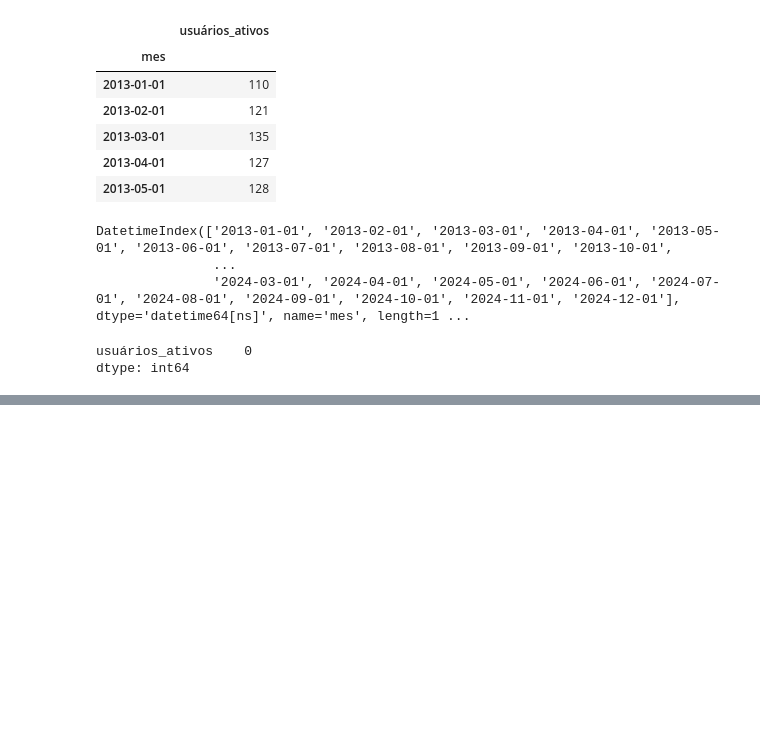
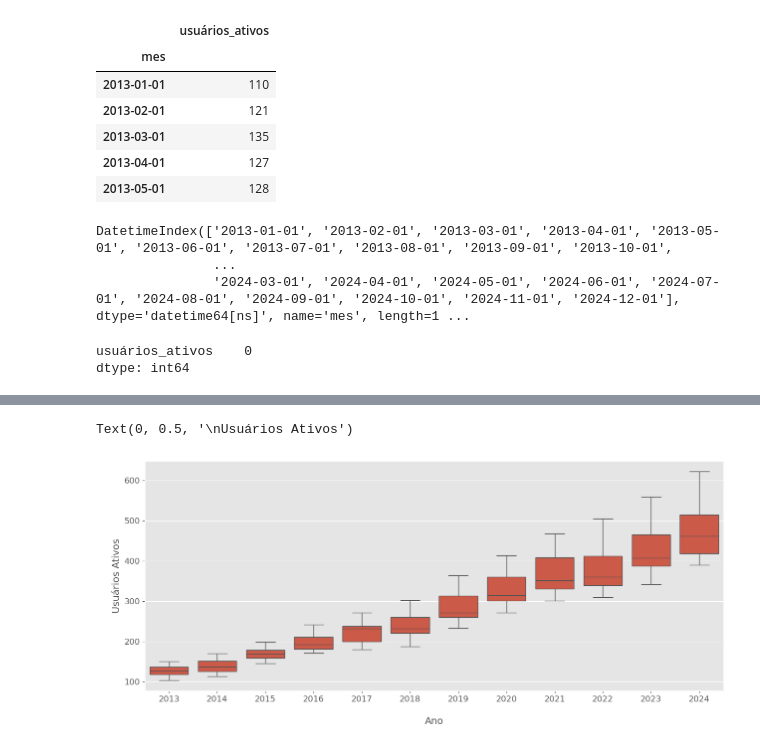
Before and after one commit to jrcomitre/Prever-Usuarios-Ativos-em-Web-Site, a Jupyter notebook: forecast_active_users.ipynb, the cells around one changed output, grey strips where cells are left out. Drawn from its saved outputs; the diff is of its cells as text; code cells hidden in the pictures; blank space fills up the shorter version.

```diff
--- a/forecast_active_users.ipynb
+++ b/forecast_active_users.ipynb
@@ -158,0 +185,16 @@ dtype: int64
+# %%
+# Define a área de plotagem para os subplots (Os boxplots)
+fig, ax = plt.subplots(figsize = (15,6))
+
+# Define as variáveis
+indice_ano = dados_serie.usuários_ativos.index.year
+valor = dados_serie.usuários_ativos
+
+# Cria um box plot para cada ano usando o Seaborn (Esta extraindo o ano (year) do índice da série)
+sns.boxplot(x=indice_ano, y = valor, ax= ax, data= dados_serie)
+
+plt.xlabel('\nAno')
+plt.ylabel('\nUsuários Ativos')
+# %% [output]
+Text(0, 0.5, '\nUsuários Ativos')
+[figure, added]
```
Also changed, not shown: parts of 3 cells of this notebook.
